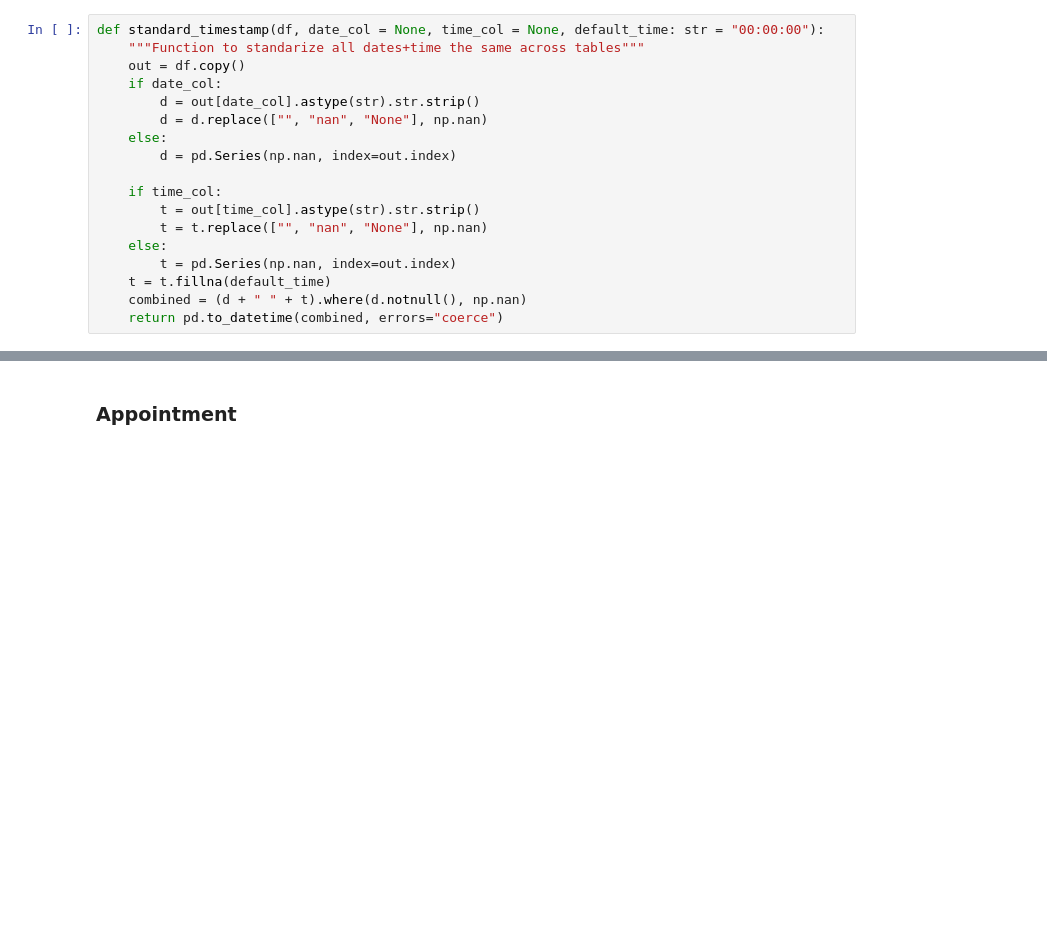
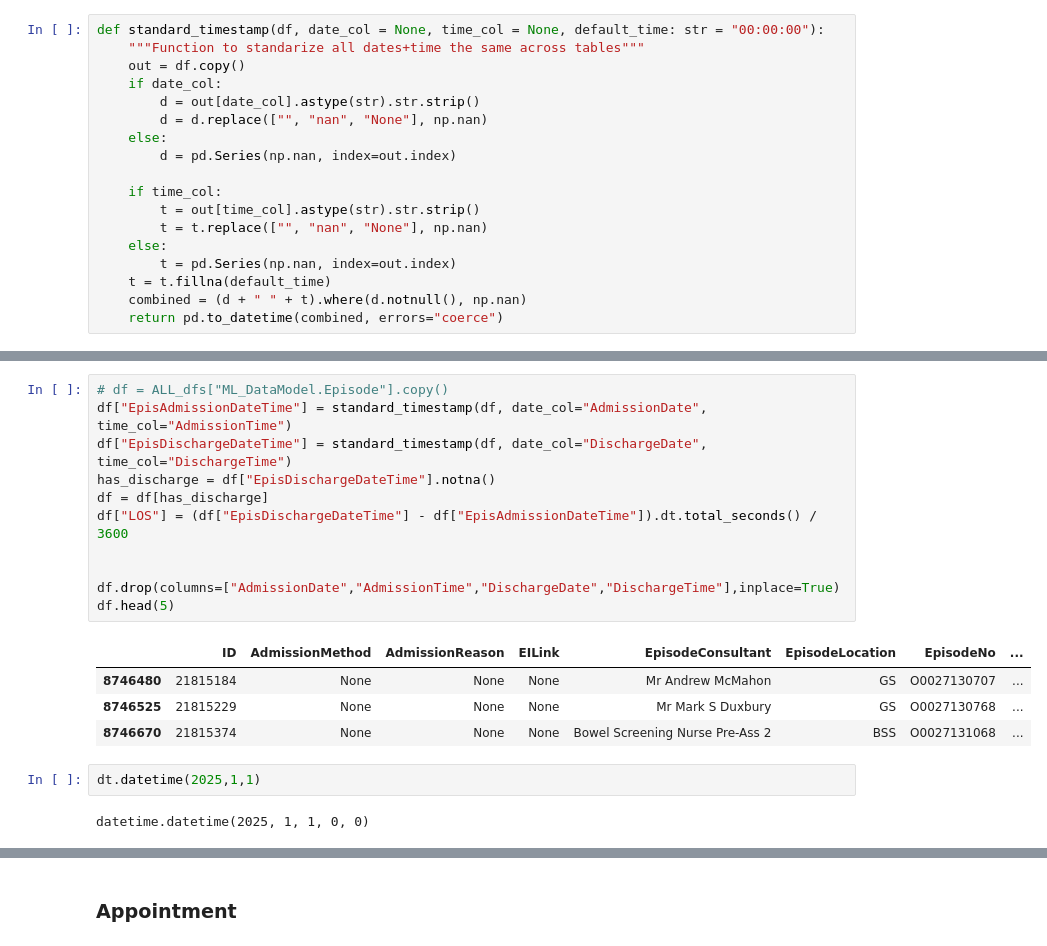
Before and after one commit to JorgeIvanJH/LoS_prediction, a Jupyter notebook: EDA/EDA_GGC.ipynb, the cells around one changed output, grey strips where cells are left out. Drawn from its saved outputs; the diff is of its cells as text; blank space fills up the shorter version.

```diff
--- a/EDA/EDA_GGC.ipynb
+++ b/EDA/EDA_GGC.ipynb
@@ -115,0 +178,20 @@ def standard_timestamp(df, date_col = None, time_col = None, default_time: str =
+# %%
+# df = ALL_dfs["ML_DataModel.Episode"].copy()
+df["EpisAdmissionDateTime"] = standard_timestamp(df, date_col="AdmissionDate", time_col="AdmissionTime")
+df["EpisDischargeDateTime"] = standard_timestamp(df, date_col="DischargeDate", time_col="DischargeTime")
+has_discharge = df["EpisDischargeDateTime"].notna()
+df = df[has_discharge]
+df["LOS"] = (df["EpisDischargeDateTime"] - df["EpisAdmissionDateTime"]).dt.total_seconds() / 3600
+
+
+df.drop(columns=["AdmissionDate","AdmissionTime","DischargeDate","DischargeTime"],inplace=True)
+df.head(5)
+# %% [output]
+|  | ID | AdmissionMethod | AdmissionReason | EILink | EpisodeConsultant | EpisodeLocation | EpisodeNo | ... |
+| 8746480 | 21815184 | None | None | None | Mr Andrew McMahon | GS | O0027130707 | ... |
+| 8746525 | 21815229 | None | None | None | Mr Mark S Duxbury | GS | O0027130768 | ... |
+| 8746670 | 21815374 | None | None | None | Bowel Screening Nurse Pre-Ass 2 | BSS | O0027131068 | ... |
+# %%
+dt.datetime(2025,1,1)
+# %% [output]
+datetime.datetime(2025, 1, 1, 0, 0)
```
Also changed, not shown: parts of 19 cells of this notebook.
